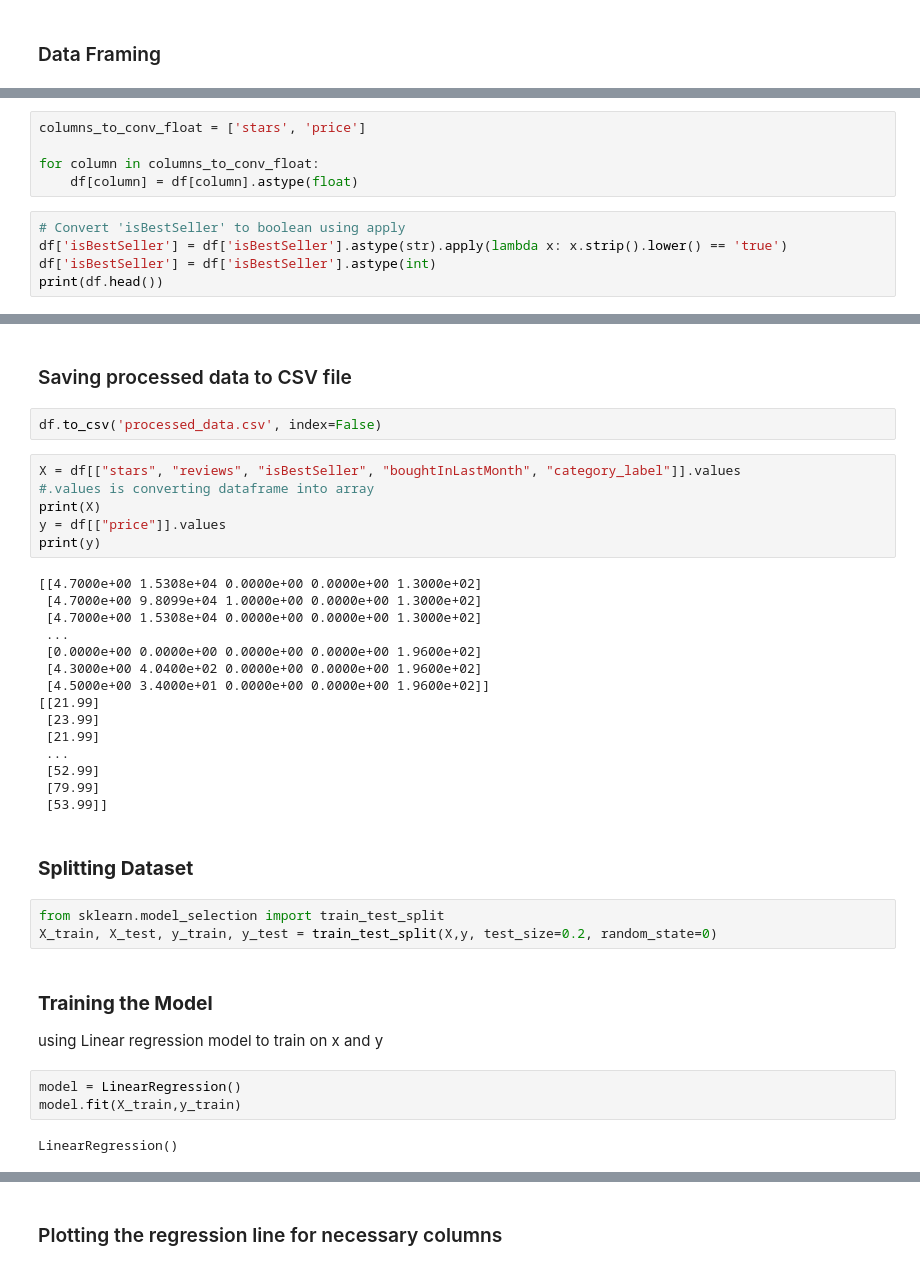
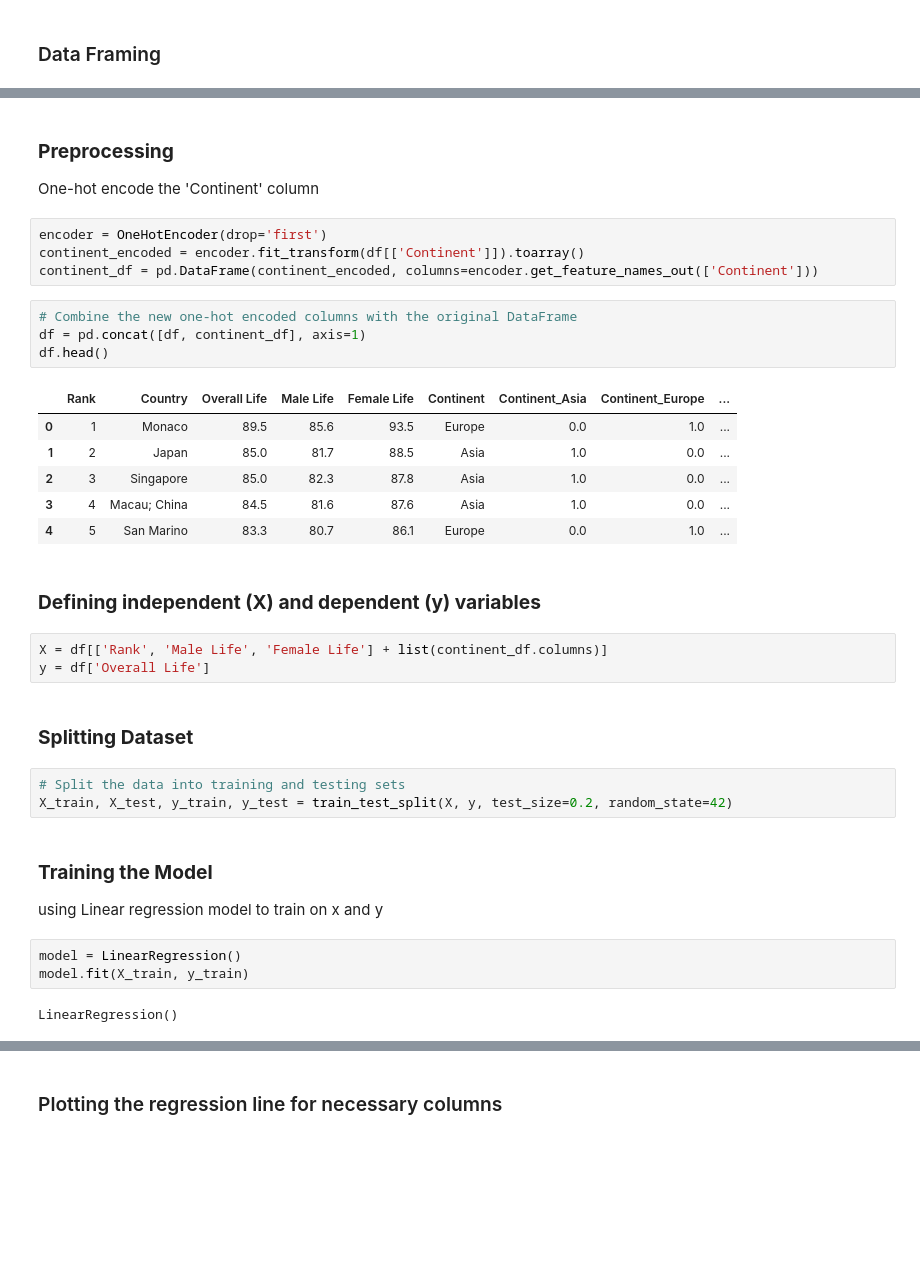
Before and after one commit to NoorFatimaMemon/MachineLearning, a Jupyter notebook: 03_MultipleLinearRegression/3. MultipleLinearRegression.ipynb, the cells around one changed output, grey strips where cells are left out. Saved outputs shown, nothing was run; the diff lists cells and outputs as text; blank space fills up the shorter version.

```diff
--- a/03_MultipleLinearRegression/3. MultipleLinearRegression.ipynb
+++ b/03_MultipleLinearRegression/3. MultipleLinearRegression.ipynb
@@ -62,10 +52,0 @@ for column in columns_to_conv_int:
-# %%
-columns_to_conv_float = ['stars', 'price']
-
-for column in columns_to_conv_float:
-    df[column] = df[column].astype(float)
-# %%
-# Convert 'isBestSeller' to boolean using apply
-df['isBestSeller'] = df['isBestSeller'].astype(str).apply(lambda x: x.strip().lower() == 'true')
-df['isBestSeller'] = df['isBestSeller'].astype(int)
-print(df.head())
@@ -125,39 +53,38 @@ plt.show()
-# %% [markdown]
-### Saving processed data to CSV file
-# %%
-df.to_csv('processed_data.csv', index=False)
-# %%
-X = df[["stars", "reviews", "isBestSeller", "boughtInLastMonth", "category_label"]].values
-#.values is converting dataframe into array
-print(X)
-y = df[["price"]].values
-print(y)
-# %% [output]
-[[4.7000e+00 1.5308e+04 0.0000e+00 0.0000e+00 1.3000e+02]
- [4.7000e+00 9.8099e+04 1.0000e+00 0.0000e+00 1.3000e+02]
- [4.7000e+00 1.5308e+04 0.0000e+00 0.0000e+00 1.3000e+02]
- ...
- [0.0000e+00 0.0000e+00 0.0000e+00 0.0000e+00 1.9600e+02]
- [4.3000e+00 4.0400e+02 0.0000e+00 0.0000e+00 1.9600e+02]
- [4.5000e+00 3.4000e+01 0.0000e+00 0.0000e+00 1.9600e+02]]
-[[21.99]
- [23.99]
- [21.99]
- ...
- [52.99]
- [79.99]
- [53.99]]
+# %% [markdown]
+### **Preprocessing**
+
+One-hot encode the 'Continent' column
+# %%
+encoder = OneHotEncoder(drop='first')
+continent_encoded = encoder.fit_transform(df[['Continent']]).toarray()
+continent_df = pd.DataFrame(continent_encoded, columns=encoder.get_feature_names_out(['Continent']))
+# %%
+# Combine the new one-hot encoded columns with the original DataFrame
+df = pd.concat([df, continent_df], axis=1)
+df.head()
+# %% [output]
+|  | Rank | Country | Overall Life | Male Life | Female Life | Continent | Continent_Asia | Continent_Europe | ... |
+| 0 | 1 | Monaco | 89.5 | 85.6 | 93.5 | Europe | 0.0 | 1.0 | ... |
+| 1 | 2 | Japan | 85.0 | 81.7 | 88.5 | Asia | 1.0 | 0.0 | ... |
+| 2 | 3 | Singapore | 85.0 | 82.3 | 87.8 | Asia | 1.0 | 0.0 | ... |
+| 3 | 4 | Macau; China | 84.5 | 81.6 | 87.6 | Asia | 1.0 | 0.0 | ... |
+| 4 | 5 | San Marino | 83.3 | 80.7 | 86.1 | Europe | 0.0 | 1.0 | ... |
+# %% [markdown]
+### **Defining independent (X) and dependent (y) variables**
+# %%
+X = df[['Rank', 'Male Life', 'Female Life'] + list(continent_df.columns)]
+y = df['Overall Life']
 # %% [markdown]
 ### **Splitting Dataset**
 # %%
-from sklearn.model_selection import train_test_split
-X_train, X_test, y_train, y_test = train_test_split(X,y, test_size=0.2, random_state=0)
+# Split the data into training and testing sets
+X_train, X_test, y_train, y_test = train_test_split(X, y, test_size=0.2, random_state=42)
 # %% [markdown]
 ### **Training the Model**
 using Linear regression model to train on x and y
 # %%
 model = LinearRegression()
-model.fit(X_train,y_train)
+model.fit(X_train, y_train)
 # %% [output]
 LinearRegression()
 # %% [markdown]
```
Also changed, not shown: parts of 20 cells of this notebook, 1 other file.
